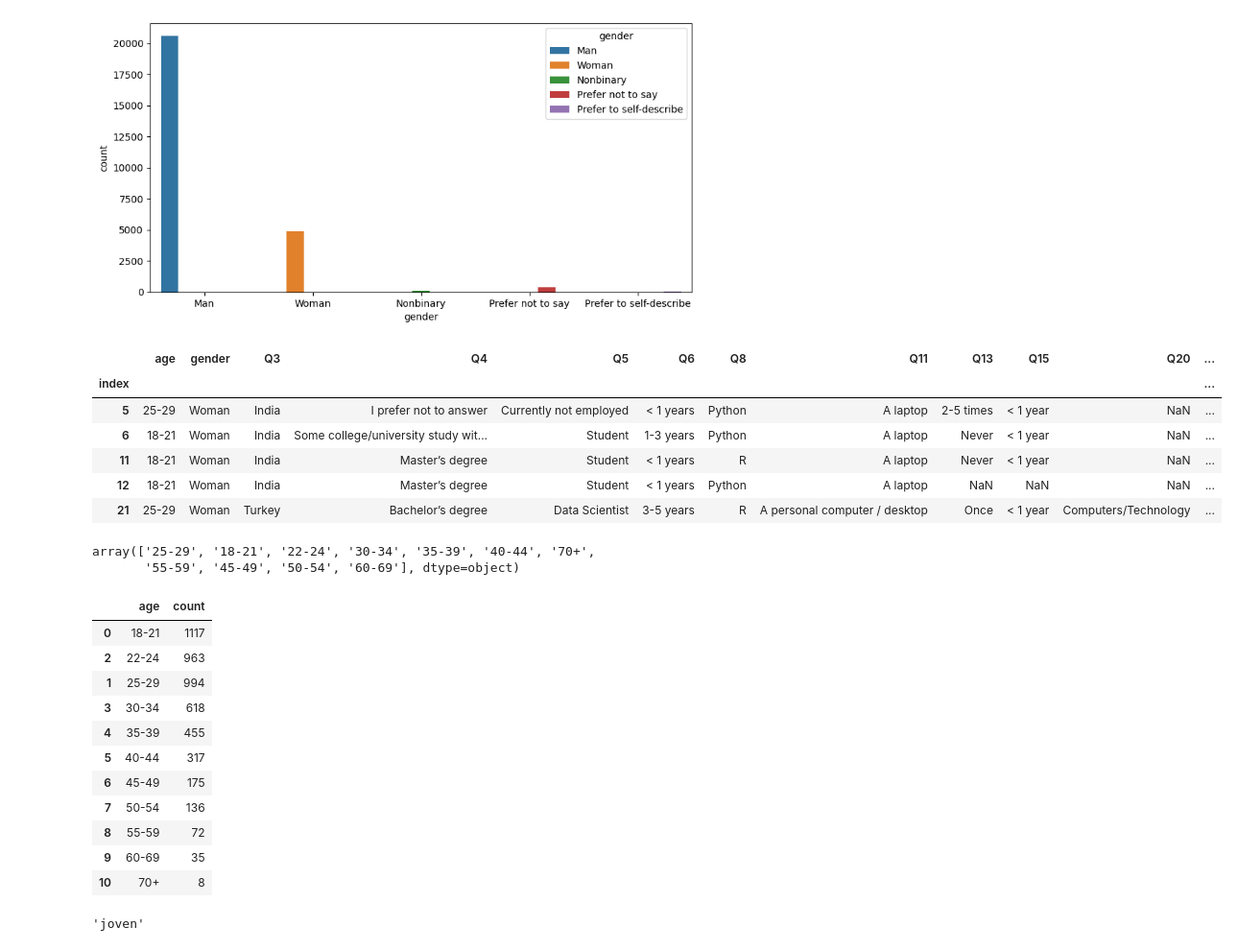
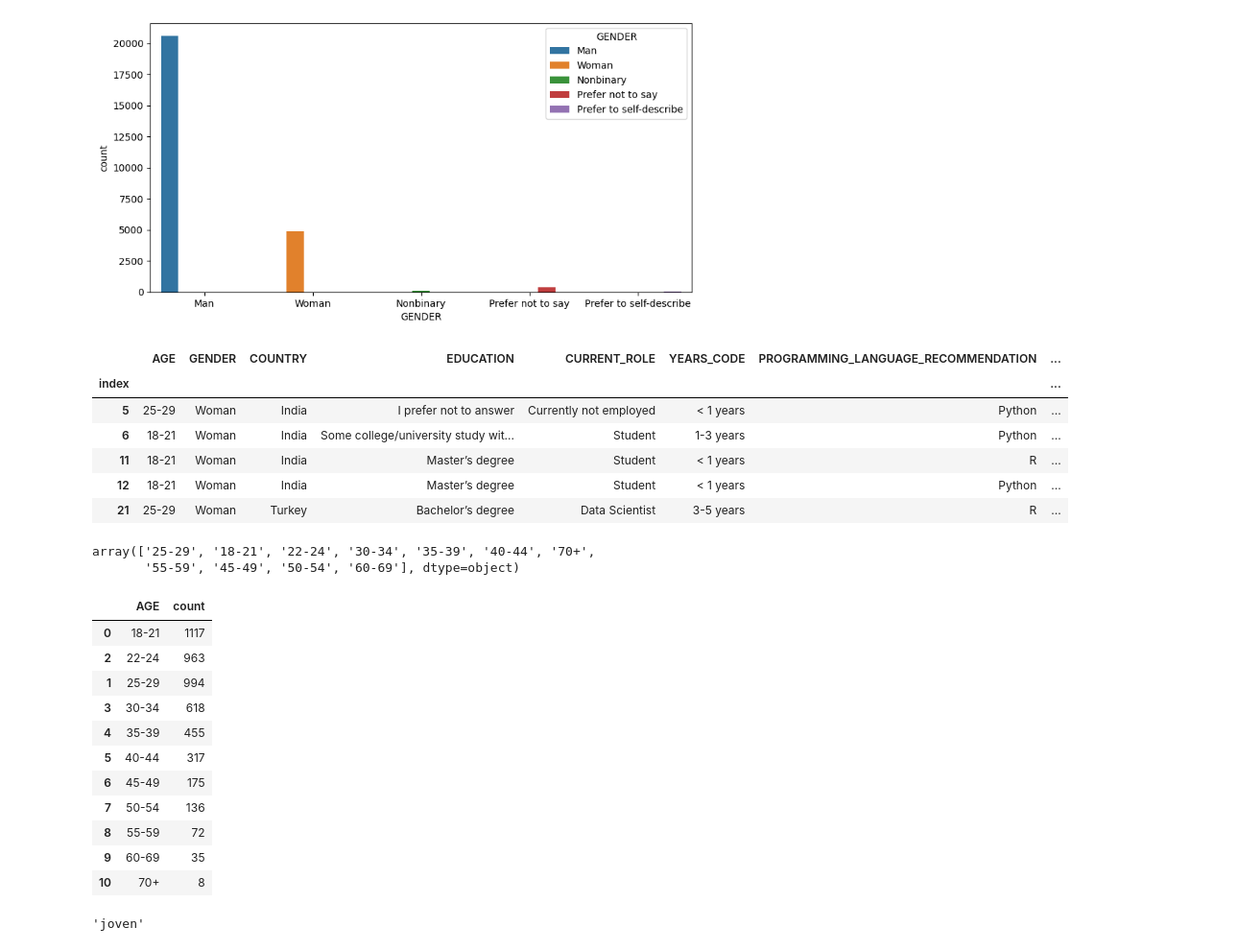
Before and after one commit to LourdesBoj/promoE_modulo2_proyecto_equipo3_AndreaIreneLourdesVictoria, a Jupyter notebook: Jupyter/limpieza_exploracion.ipynb, the cells around one changed output. Shown: that part at 96% size. Drawn from its saved outputs; the diff is of its cells as text; code cells hidden in the pictures.

```diff
--- a/Jupyter/limpieza_exploracion.ipynb
+++ b/Jupyter/limpieza_exploracion.ipynb
@@ -184,3 +184,6 @@ tabla_completa.head()
 | 2 | 22-24 | Man | Pakistan | Master’s degree | Software Engineer | 1-3 years | Python | A laptop | Never | I do not use machine learning met... | Academics/Education | ... |
 | 3 | 45-49 | Man | Mexico | Doctoral degree | Research Scientist | 20+ years | Python | A cloud computing platform (AWS, ... | More than 25 times | 5-10 years | Academics/Education | ... |
 | 4 | 45-49 | Man | India | Doctoral degree | Other | < 1 years | Python | A cloud computing platform (AWS, ... | Never | 10-20 years | Academics/Education | ... |
+# %%
+columnas_rename = {col: col.upper() for col in tabla_completa.columns}
+columnas_rename
@@ -186,0 +210,2 @@ tabla_completa.head()
+# %%
+tabla_completa.rename(columns = columnas_rename, inplace = True)
@@ -246,14 +277,14 @@ sns.countplot(x = 'gender', data = tabla_completa, hue = 'gender');
 # %% [output]
 [figure]
 # %%
-df_woman = tabla_completa[tabla_completa["gender"] == "Woman"]
+df_woman = tabla_completa[tabla_completa["GENDER"] == "Woman"]
 df_woman.head()
 # %% [output]
-|  | age | gender | Q3 | Q4 | Q5 | Q6 | Q8 | Q11 | Q13 | Q15 | Q20 | ... |
-| index |  |  |  |  |  |  |  |  |  |  |  | ... |
-| 5 | 25-29 | Woman | India | I prefer not to answer | Currently not employed | < 1 years | Python | A laptop | 2-5 times | < 1 year | NaN | ... |
-| 6 | 18-21 | Woman | India | Some college/university study wit... | Student | 1-3 years | Python | A laptop | Never | < 1 year | NaN | ... |
-| 11 | 18-21 | Woman | India | Master’s degree | Student | < 1 years | R | A laptop | Never | < 1 year | NaN | ... |
-| 12 | 18-21 | Woman | India | Master’s degree | Student | < 1 years | Python | A laptop | NaN | NaN | NaN | ... |
-| 21 | 25-29 | Woman | Turkey | Bachelor’s degree | Data Scientist | 3-5 years | R | A personal computer / desktop | Once | < 1 year | Computers/Technology | ... |
+|  | AGE | GENDER | COUNTRY | EDUCATION | CURRENT_ROLE | YEARS_CODE | PROGRAMMING_LANGUAGE_RECOMMENDATION | ... |
+| index |  |  |  |  |  |  |  | ... |
+| 5 | 25-29 | Woman | India | I prefer not to answer | Currently not employed | < 1 years | Python | ... |
+| 6 | 18-21 | Woman | India | Some college/university study wit... | Student | 1-3 years | Python | ... |
+| 11 | 18-21 | Woman | India | Master’s degree | Student | < 1 years | R | ... |
+| 12 | 18-21 | Woman | India | Master’s degree | Student | < 1 years | Python | ... |
+| 21 | 25-29 | Woman | Turkey | Bachelor’s degree | Data Scientist | 3-5 years | R | ... |
 # %%
@@ -262,10 +293,10 @@ df_woman["age"].unique()
 array(['25-29', '18-21', '22-24', '30-34', '35-39', '40-44', '70+',
        '55-59', '45-49', '50-54', '60-69'], dtype=object)
 # %%
-df_edad = df_woman["age"].value_counts().reset_index().sort_values(by = ["age"])
+df_edad = df_woman["AGE"].value_counts().reset_index().sort_values(by = ["AGE"])
 df_edad
 # %% [output]
-|  | age | count |
+|  | AGE | count |
 | 0 | 18-21 | 1117 |
 | 2 | 22-24 | 963 |
 | 1 | 25-29 | 994 |
```
Also changed, not shown: parts of 21 cells of this notebook.
